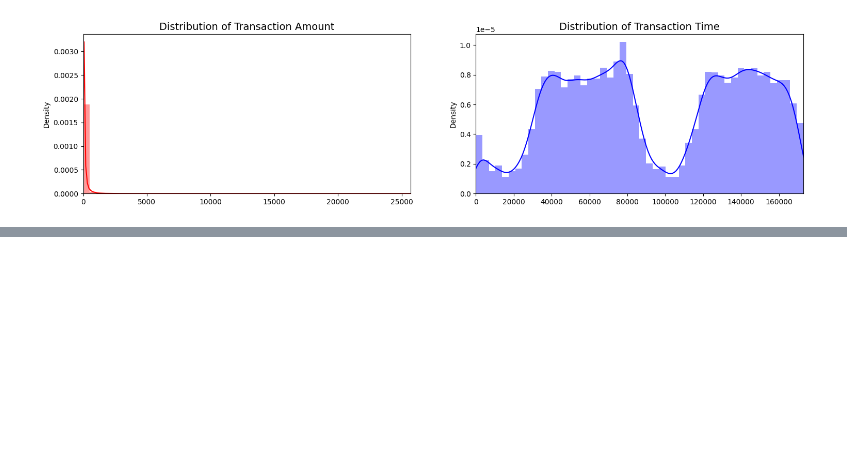
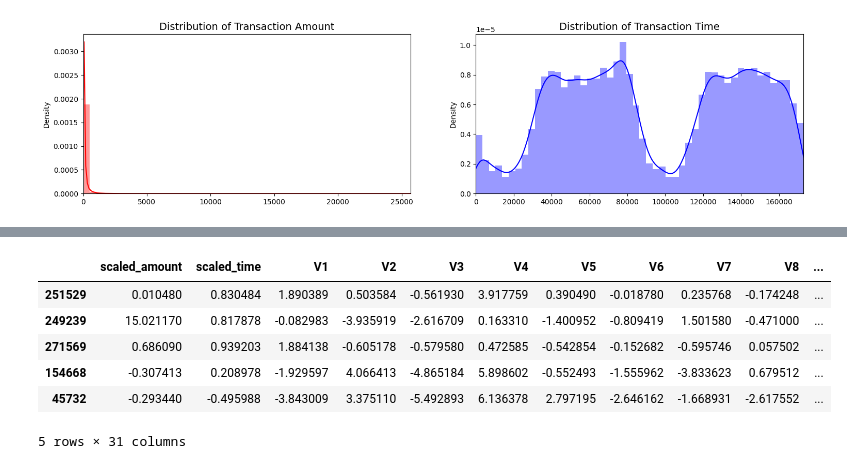
Before and after one commit to alfarezza/MachineLearning-Project, a Jupyter notebook: DataScience/credit.ipynb, the cells around one changed output, grey strips where cells are left out. Saved outputs shown, nothing was run; the diff lists cells and outputs as text; code cells hidden in the pictures; blank space fills up the shorter version.

```diff
--- a/DataScience/credit.ipynb
+++ b/DataScience/credit.ipynb
@@ -161,0 +275,25 @@ plt.show()
+# %%
+# Since our classes are highly imbalanced, we need to equalize them to achieve a normal distribution.
+
+# Let's shuffle the data before creating the subsamples.
+
+df = df.sample(frac=1)
+
+# amount of fraud classes 492 rows.
+fraud_df = df.loc[df['Class'] == 1]
+non_fraud_df = df.loc[df['Class'] == 0][:492]
+
+normal_distributed_df = pd.concat([fraud_df, non_fraud_df])
+
+# Shuffle dataframe rows
+new_df = normal_distributed_df.sample(frac=1, random_state=42)
+
+new_df.head()
+# %% [output]
+|  | scaled_amount | scaled_time | V1 | V2 | V3 | V4 | V5 | V6 | V7 | V8 | ... |
+| 251529 | 0.010480 | 0.830484 | 1.890389 | 0.503584 | -0.561930 | 3.917759 | 0.390490 | -0.018780 | 0.235768 | -0.174248 | ... |
+| 249239 | 15.021170 | 0.817878 | -0.082983 | -3.935919 | -2.616709 | 0.163310 | -1.400952 | -0.809419 | 1.501580 | -0.471000 | ... |
+| 271569 | 0.686090 | 0.939203 | 1.884138 | -0.605178 | -0.579580 | 0.472585 | -0.542854 | -0.152682 | -0.595746 | 0.057502 | ... |
+| 154668 | -0.307413 | 0.208978 | -1.929597 | 4.066413 | -4.865184 | 5.898602 | -0.552493 | -1.555962 | -3.833623 | 0.679512 | ... |
+| 45732 | -0.293440 | -0.495988 | -3.843009 | 3.375110 | -5.492893 | 6.136378 | 2.797195 | -2.646162 | -1.668931 | -2.617552 | ... |
+5 rows × 31 columns
```
Also changed, not shown: parts of 15 cells of this notebook.
